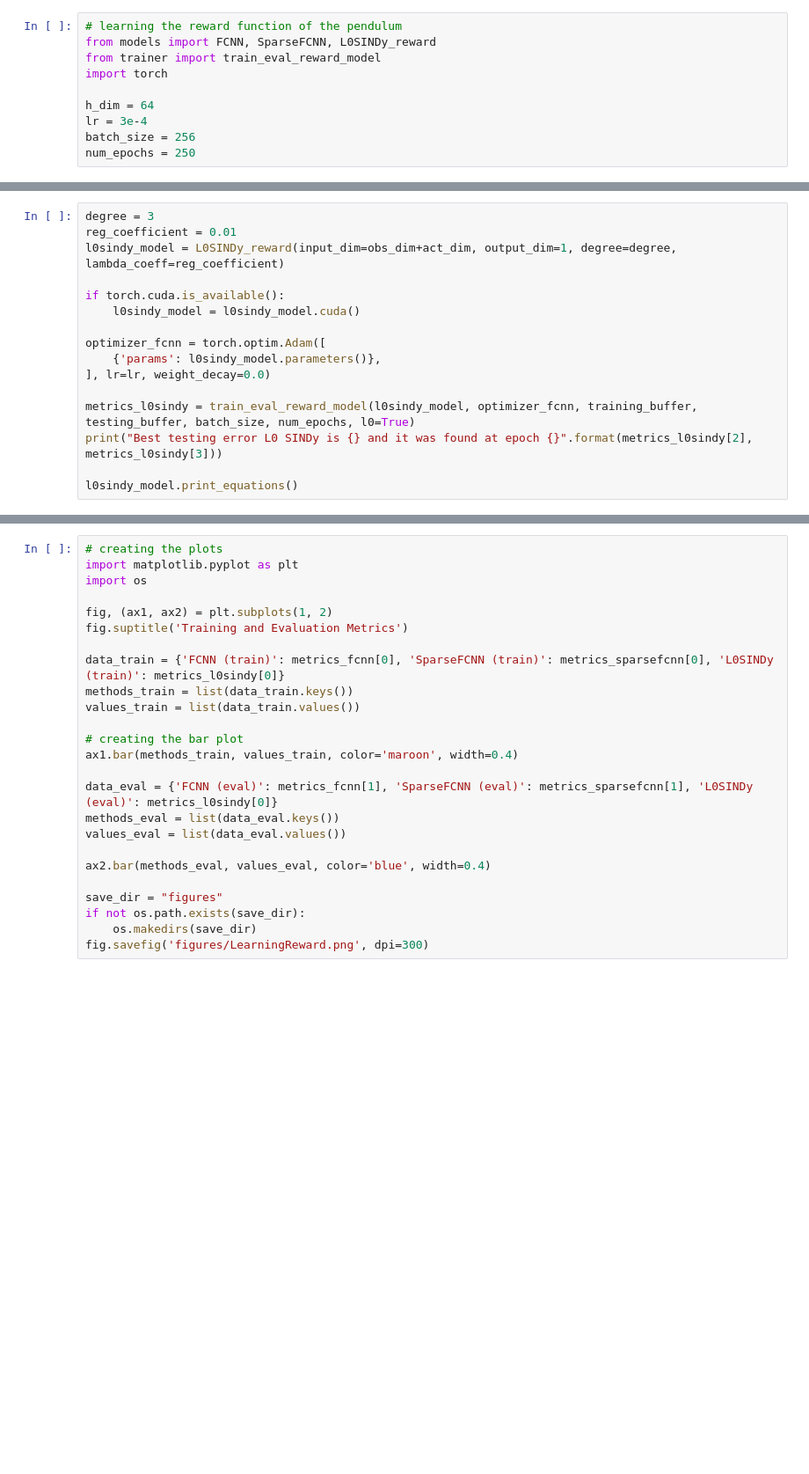
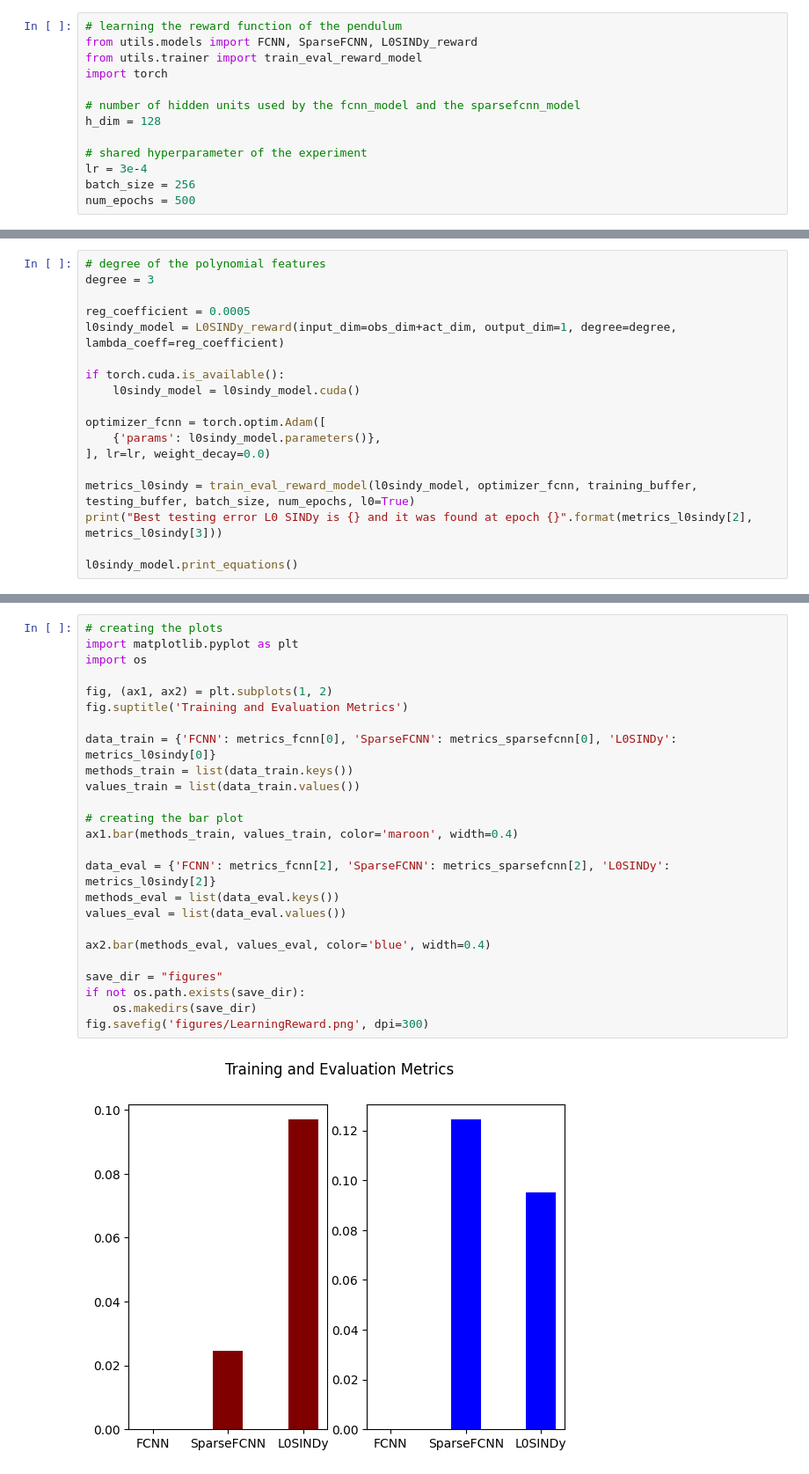
Before and after one commit to nicob15/Sparsifying-Parametric-Models-with-L0, a Jupyter notebook: Sparse Parametric Reward Models.ipynb, the cells around one changed output, grey strips where cells are left out. Shown: that part at 88% size. Saved outputs shown, nothing was run; the diff lists cells and outputs as text; blank space fills up the shorter version.

Commit message:
add transition, reward, and control tutorial

```diff
--- a/Sparse Parametric Reward Models.ipynb
+++ b/Sparse Parametric Reward Models.ipynb
@@ -76,10 +87,13 @@ Finished creating the test set
 # %%
 # learning the reward function of the pendulum
-from models import FCNN, SparseFCNN, L0SINDy_reward
-from trainer import train_eval_reward_model
+from utils.models import FCNN, SparseFCNN, L0SINDy_reward
+from utils.trainer import train_eval_reward_model
 import torch
 
-h_dim = 64
+# number of hidden units used by the fcnn_model and the sparsefcnn_model
+h_dim = 128
+
+# shared hyperparameter of the experiment
 lr = 3e-4
 batch_size = 256
-num_epochs = 250
+num_epochs = 500
@@ -148,6 +171,8 @@ Best testing error sparse FCNN is 0.7797785997390747 and it was found at epoch 8
 # %%
+# degree of the polynomial features
 degree = 3
-reg_coefficient = 0.01
+
+reg_coefficient = 0.0005
 l0sindy_model = L0SINDy_reward(input_dim=obs_dim+act_dim, output_dim=1, degree=degree, lambda_coeff=reg_coefficient)
 
 if torch.cuda.is_available():
@@ -190,25 +217,27 @@ Best testing error L0 SINDy is 0.14462809264659882 and it was found at epoch 49
 # %%
 # creating the plots
 import matplotlib.pyplot as plt
 import os
 
 fig, (ax1, ax2) = plt.subplots(1, 2)
 fig.suptitle('Training and Evaluation Metrics')
 
-data_train = {'FCNN (train)': metrics_fcnn[0], 'SparseFCNN (train)': metrics_sparsefcnn[0], 'L0SINDy (train)': metrics_l0sindy[0]}
+data_train = {'FCNN': metrics_fcnn[0], 'SparseFCNN': metrics_sparsefcnn[0], 'L0SINDy': metrics_l0sindy[0]}
 methods_train = list(data_train.keys())
 values_train = list(data_train.values())
 
 # creating the bar plot
 ax1.bar(methods_train, values_train, color='maroon', width=0.4)
 
-data_eval = {'FCNN (eval)': metrics_fcnn[1], 'SparseFCNN (eval)': metrics_sparsefcnn[1], 'L0SINDy (eval)': metrics_l0sindy[0]}
+data_eval = {'FCNN': metrics_fcnn[2], 'SparseFCNN': metrics_sparsefcnn[2], 'L0SINDy': metrics_l0sindy[2]}
 methods_eval = list(data_eval.keys())
 values_eval = list(data_eval.values())
 
 ax2.bar(methods_eval, values_eval, color='blue', width=0.4)
 
 save_dir = "figures"
 if not os.path.exists(save_dir):
     os.makedirs(save_dir)
 fig.savefig('figures/LearningReward.png', dpi=300)
+# %% [output]
+[figure, added]
```
Also changed, not shown: parts of 14 cells of this notebook, 8 other files.
